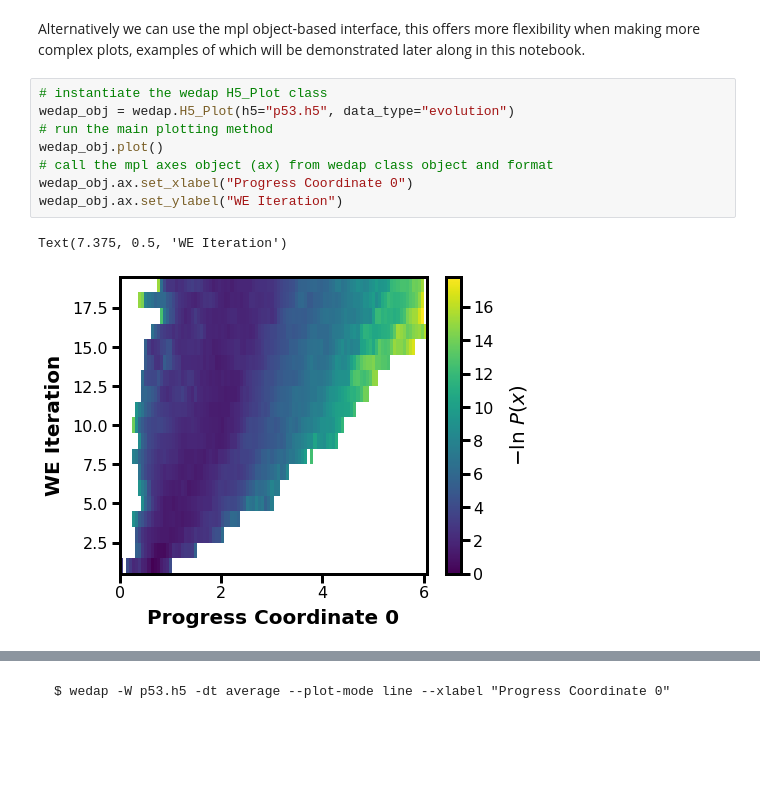
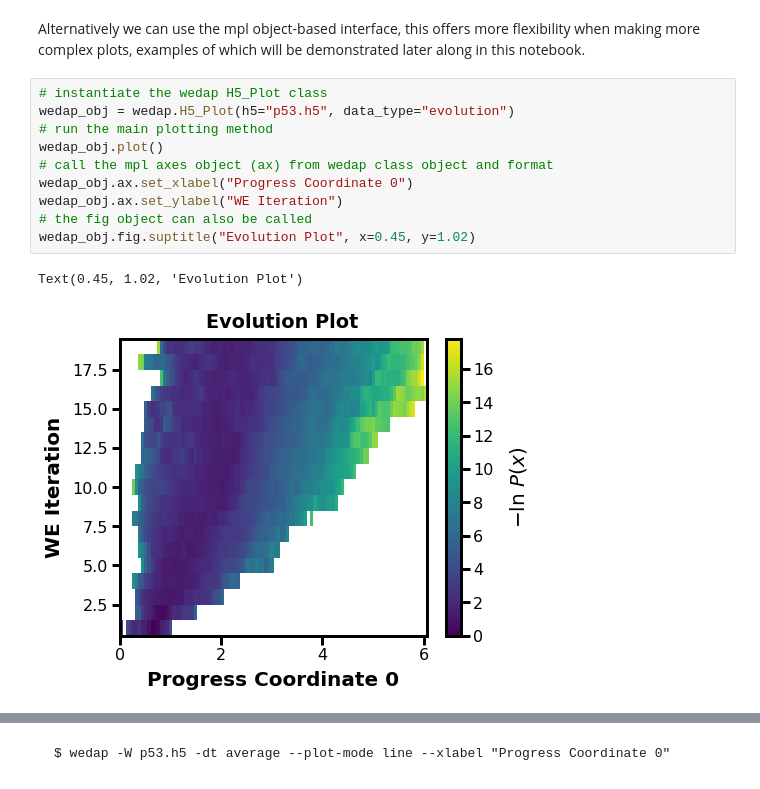
Before and after one commit to darianyang/wedap, a Jupyter notebook: examples/notebook/wedap_demo.ipynb, the cells around one changed output, grey strips where cells are left out. Cells and saved outputs as stored; diff of their text form; blank space fills up the shorter version.

Commit message:
finished advanced examples in demo nb, also updated km clustering example script

```diff
--- a/examples/notebook/wedap_demo.ipynb
+++ b/examples/notebook/wedap_demo.ipynb
@@ -31,11 +34,13 @@ Alternatively we can use the mpl object-based interface, this offers more flexib
 # %%
 # instantiate the wedap H5_Plot class
 wedap_obj = wedap.H5_Plot(h5="p53.h5", data_type="evolution")
 # run the main plotting method
 wedap_obj.plot()
 # call the mpl axes object (ax) from wedap class object and format
 wedap_obj.ax.set_xlabel("Progress Coordinate 0")
 wedap_obj.ax.set_ylabel("WE Iteration")
+# the fig object can also be called
+wedap_obj.fig.suptitle("Evolution Plot", x=0.45, y=1.02)
 # %% [output]
-Text(7.375, 0.5, 'WE Iteration')
+Text(0.45, 1.02, 'Evolution Plot')
-[figure, old version]
+[figure, new version]
```
Also changed, not shown: parts of 45 cells of this notebook, 3 other files.
